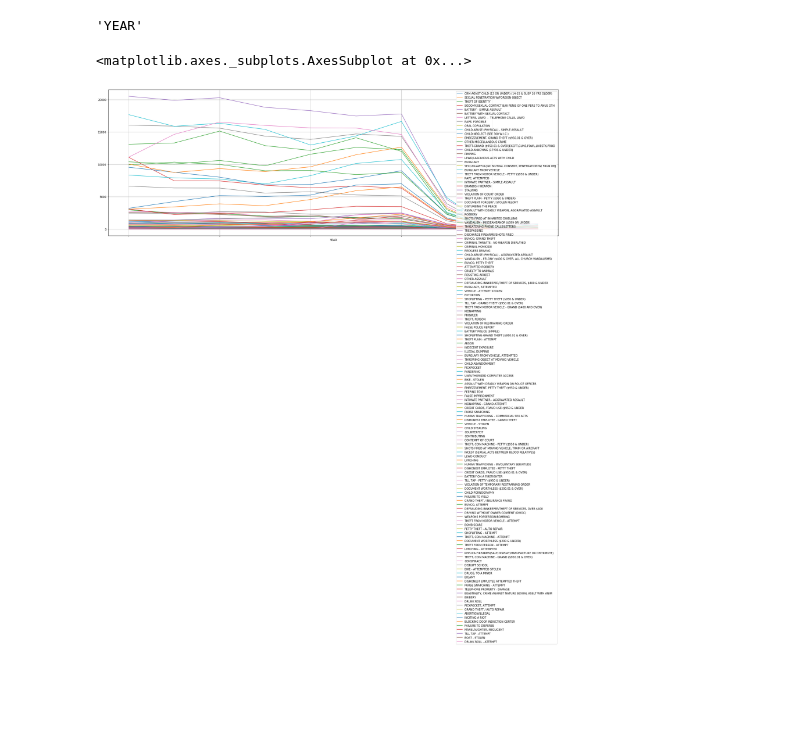
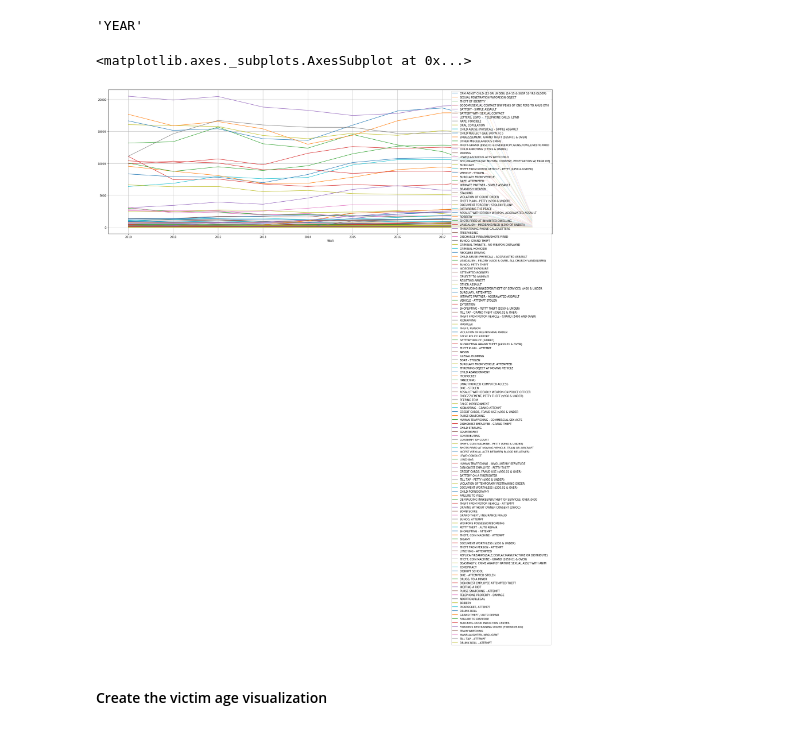
Before and after one commit to LuciferDN/Projects, a Jupyter notebook: Final Project.ipynb, the cells around one changed output. Saved outputs shown, nothing was run; the diff lists cells and outputs as text; code cells hidden in the pictures; blank space fills up the shorter version.

```diff
--- a/Final Project.ipynb
+++ b/Final Project.ipynb
@@ -66,4 +66,4 @@ TRAIN WRECKING                                                   2
 DRUNK ROLL - ATTEMPT                                             1
 Name: Crime Code Description, Length: 139, dtype: int64
 # %%
-crime = crime.drop(columns = ['DR Number', 'Date Reported', 'Reporting District', 'Crime Code', 'Premise Code', 'Premise Description', 'Weapon Used Code', 'MO Codes', 'Weapon Description', 'Status Code', 'Status Description', 'Crime Code 1', 'Crime Code 2', 'Crime Code 3', 'Crime Code 4', 'Cross Street'])
+crime = crime.drop(columns = ['DR Number', 'Date Reported', 'Area ID', 'Reporting District', 'Crime Code', 'Premise Code', 'Premise Description', 'Weapon Used Code', 'MO Codes', 'Weapon Description', 'Status Code', 'Status Description', 'Crime Code 1', 'Crime Code 2', 'Crime Code 3', 'Crime Code 4', 'Cross Street', 'Address', 'Location '])
@@ -76,5 +82,6 @@ crime.shape
-# %%
-crime = crime.dropna()
+# %%
+crime = crime[pd.notnull(crime['Crime Code Description'])]
+crime = crime[pd.notnull(crime['Area Name'])]
 # %%
 crime.shape
 # %% [output]
@@ -166,7 +175,9 @@ crime_type.pop()
 # %% [output]
 'YEAR'
 # %%
-yearly_crime.plot(x='YEAR', y=crime_type, figsize=(30,10), grid=True)
+yearly_crime.plot(x='YEAR', y=crime_type, figsize=(30,10), xticks=(range(0,9)), grid=True)
 # %% [output]
 <matplotlib.axes._subplots.AxesSubplot at 0x...>
-[figure, old version]
+[figure, new version]
+# %% [markdown]
+#### Create the victim age visualization
```
Also changed, not shown: parts of 10 cells of this notebook.
